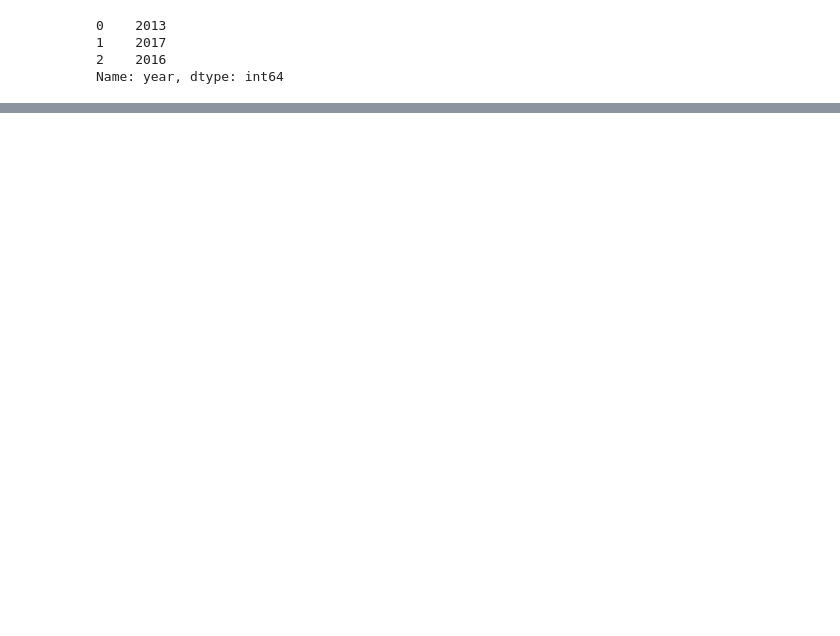
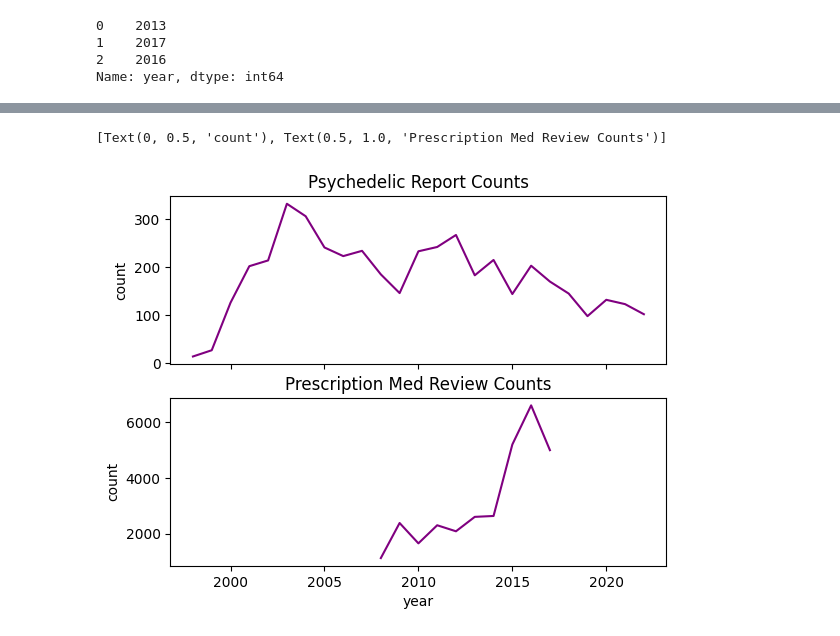
Before and after one commit to fractaldatalearning/psychedelic_efficacy, a Jupyter notebook: notebooks/10-kl-reports-engineer-ratings.ipynb, the cells around one changed output, grey strips where cells are left out. Saved outputs shown, nothing was run; the diff lists cells and outputs as text; code cells hidden in the pictures; blank space fills up the shorter version.

```diff
--- a/notebooks/10-kl-reports-engineer-ratings.ipynb
+++ b/notebooks/10-kl-reports-engineer-ratings.ipynb
@@ -502,0 +534,10 @@ sns.lineplot()
+# %%
+# Zoom in a bit
+fig, axes = plt.subplots(nrows=2, ncols=1, sharex=True)
+sns.lineplot(data=psychedelic_year_count.iloc[:25], ax=axes[0], color='purple').set(
+    ylabel='count', title='Psychedelic Report Counts')
+sns.lineplot(data=studies_year_count, ax=axes[1], color='purple').set(
+    ylabel='count', title='Prescription Med Review Counts')
+# %% [output]
+[Text(0, 0.5, 'count'), Text(0.5, 1.0, 'Prescription Med Review Counts')]
+[figure, added]
```
Also changed, not shown: parts of 47 cells of this notebook.
